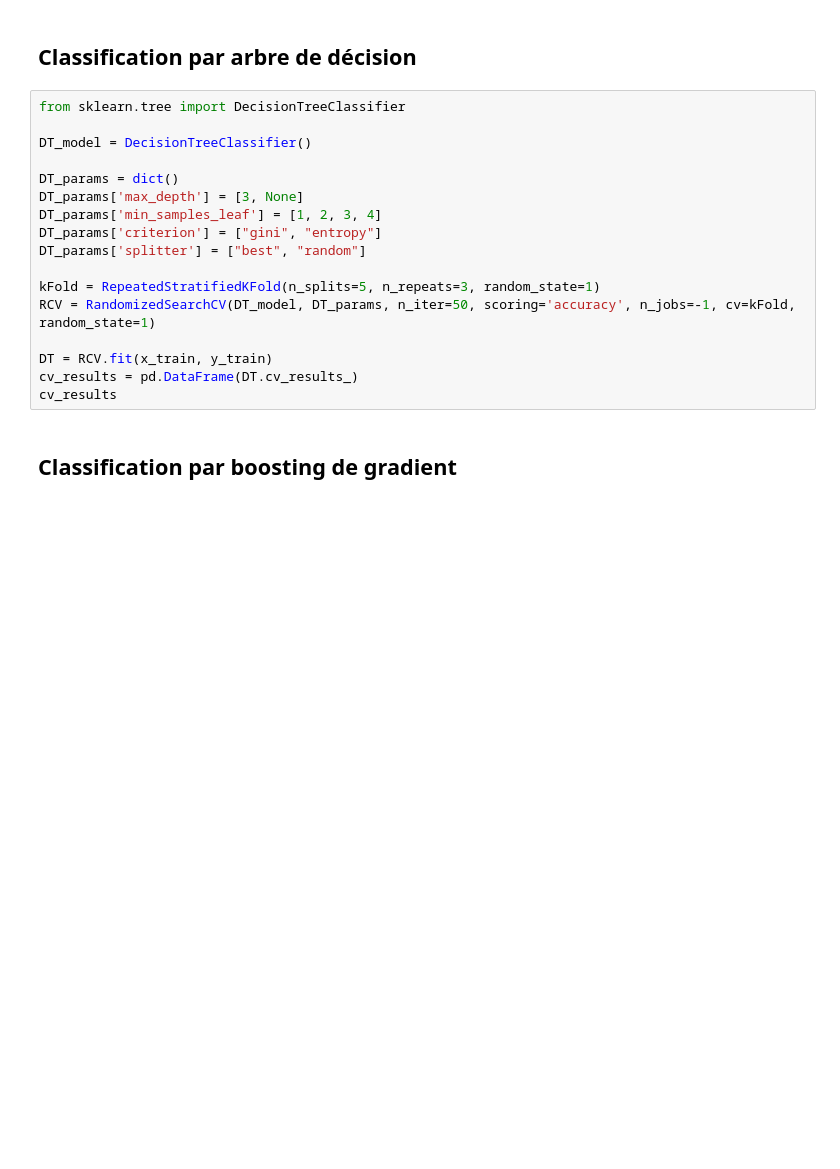
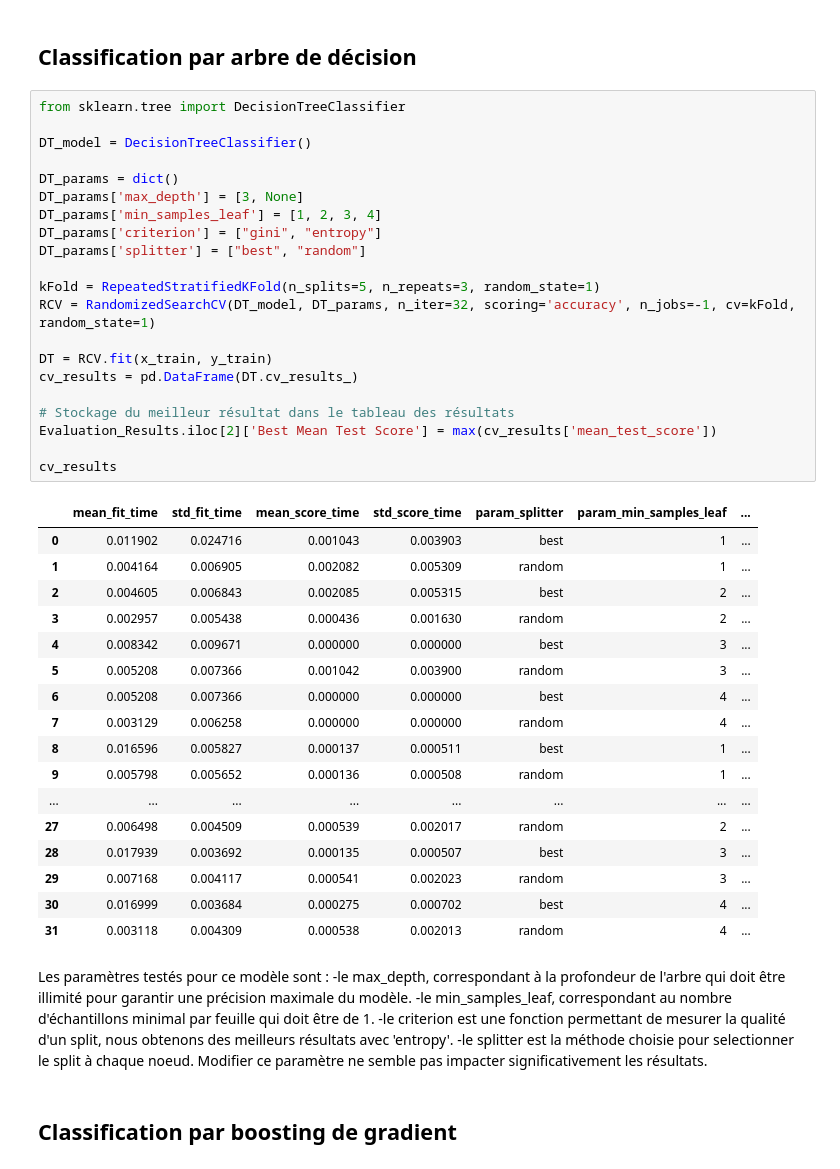
Before and after one commit to Julien-Faure/mines-ai-number-recognition-project, a Jupyter notebook: report.ipynb, the cells around one changed output. Drawn from its saved outputs; the diff is of its cells as text; blank space fills up the shorter version.

```diff
--- a/report.ipynb
+++ b/report.ipynb
@@ -265,20 +287,48 @@ Au vu des résultats, le paramètre alpha semble être optimal autour de 0.001
 # %%
 from sklearn.tree import DecisionTreeClassifier
 
 DT_model = DecisionTreeClassifier()
 
 DT_params = dict()
 DT_params['max_depth'] = [3, None]
 DT_params['min_samples_leaf'] = [1, 2, 3, 4]
 DT_params['criterion'] = ["gini", "entropy"]
 DT_params['splitter'] = ["best", "random"]
 
 kFold = RepeatedStratifiedKFold(n_splits=5, n_repeats=3, random_state=1)
-RCV = RandomizedSearchCV(DT_model, DT_params, n_iter=50, scoring='accuracy', n_jobs=-1, cv=kFold, random_state=1)
+RCV = RandomizedSearchCV(DT_model, DT_params, n_iter=32, scoring='accuracy', n_jobs=-1, cv=kFold, random_state=1)
 
 DT = RCV.fit(x_train, y_train)
 cv_results = pd.DataFrame(DT.cv_results_)
+
+# Stockage du meilleur résultat dans le tableau des résultats
+Evaluation_Results.iloc[2]['Best Mean Test Score'] = max(cv_results['mean_test_score'])
+
 cv_results
+# %% [output]
+|  | mean_fit_time | std_fit_time | mean_score_time | std_score_time | param_splitter | param_min_samples_leaf | ... |
+| 0 | 0.011902 | 0.024716 | 0.001043 | 0.003903 | best | 1 | ... |
+| 1 | 0.004164 | 0.006905 | 0.002082 | 0.005309 | random | 1 | ... |
+| 2 | 0.004605 | 0.006843 | 0.002085 | 0.005315 | best | 2 | ... |
+| 3 | 0.002957 | 0.005438 | 0.000436 | 0.001630 | random | 2 | ... |
+| 4 | 0.008342 | 0.009671 | 0.000000 | 0.000000 | best | 3 | ... |
+| 5 | 0.005208 | 0.007366 | 0.001042 | 0.003900 | random | 3 | ... |
+| 6 | 0.005208 | 0.007366 | 0.000000 | 0.000000 | best | 4 | ... |
+| 7 | 0.003129 | 0.006258 | 0.000000 | 0.000000 | random | 4 | ... |
+| 8 | 0.016596 | 0.005827 | 0.000137 | 0.000511 | best | 1 | ... |
+| 9 | 0.005798 | 0.005652 | 0.000136 | 0.000508 | random | 1 | ... |
+| ... | ... | ... | ... | ... | ... | ... | ... |
+| 27 | 0.006498 | 0.004509 | 0.000539 | 0.002017 | random | 2 | ... |
+| 28 | 0.017939 | 0.003692 | 0.000135 | 0.000507 | best | 3 | ... |
+| 29 | 0.007168 | 0.004117 | 0.000541 | 0.002023 | random | 3 | ... |
+| 30 | 0.016999 | 0.003684 | 0.000275 | 0.000702 | best | 4 | ... |
+| 31 | 0.003118 | 0.004309 | 0.000538 | 0.002013 | random | 4 | ... |
+# %% [markdown]
+Les paramètres testés pour ce modèle sont :
+-le max_depth, correspondant à la profondeur de l'arbre qui doit être illimité pour garantir une précision maximale du modèle.
+-le min_samples_leaf, correspondant au nombre d'échantillons minimal par feuille qui doit être de 1.
+-le criterion est une fonction permettant de mesurer la qualité d'un split, nous obtenons des meilleurs résultats avec 'entropy'.
+-le splitter est la méthode choisie pour selectionner le split à chaque noeud. Modifier ce paramètre ne semble pas impacter significativement les résultats.
 # %% [markdown]
 ## Classification par boosting de gradient
 # %%
```
Also changed, not shown: parts of 8 cells of this notebook.
